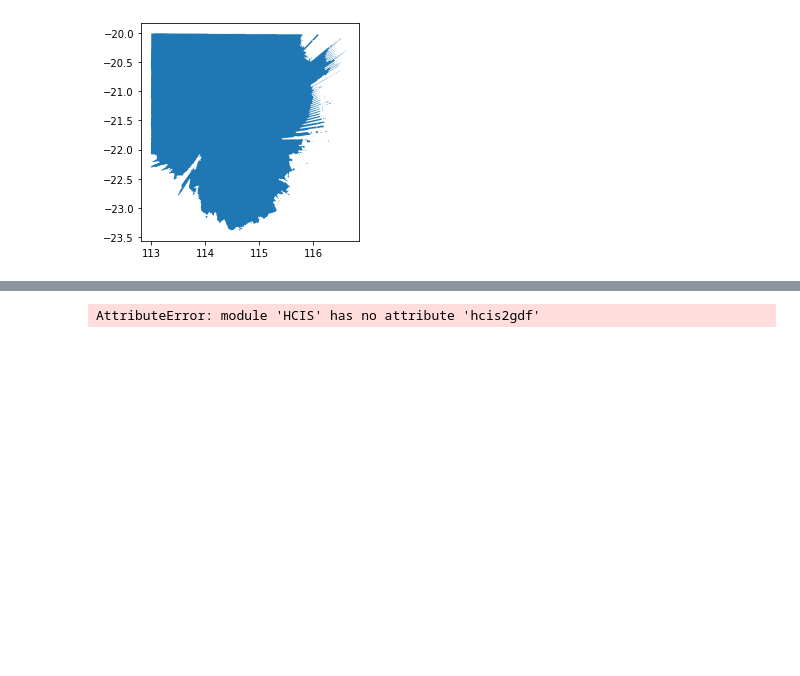
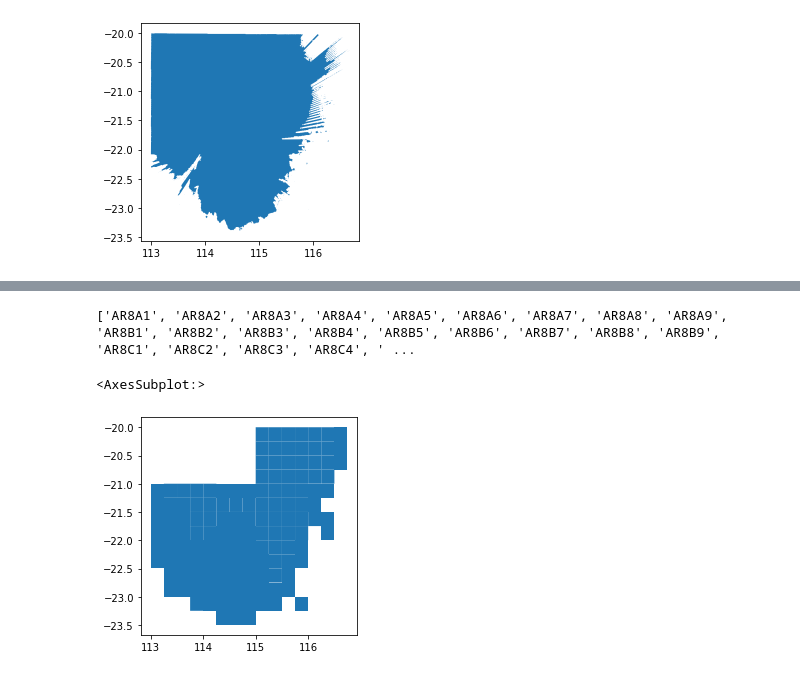
Before and after one commit to navnith-reddy/poly2hcis, a Jupyter notebook: poly2hcis.ipynb, the cells around one changed output, grey strips where cells are left out. Drawn from its saved outputs; the diff is of its cells as text; code cells hidden in the pictures; blank space fills up the shorter version.

Commit message:
Added poly2level to HCIS lib

```diff
--- a/poly2hcis.ipynb
+++ b/poly2hcis.ipynb
@@ -53,7 +19,13 @@ l1Intersect
-# %%
-hcisList = l1Intersect['HCIS_ID'].to_list()
-
-gdf = HCIS.hcis2gdf(hcisList)
-gdf.plot()
-# %% [output]
-AttributeError: module 'HCIS' has no attribute 'hcis2gdf'
+# %%
+
+l1gdf = HCIS.poly2level(l1, inBand)
+mylist = l1gdf['HCIS_ID'].to_list()
+print(','.join(mylist))
+# %% [output]
+['AR8A1', 'AR8A2', 'AR8A3', 'AR8A4', 'AR8A5', 'AR8A6', 'AR8A7', 'AR8A8', 'AR8A9', 'AR8B1', 'AR8B2', 'AR8B3', 'AR8B4', 'AR8B5', 'AR8B6', 'AR8B7', 'AR8B8', 'AR8B9', 'AR8C1', 'AR8C2', 'AR8C3', 'AR8C4', ' ...
+# %%
+l2gdf = HCIS.poly2level(l2, inBand)
+l2gdf.plot()
+# %% [output]
+<AxesSubplot:>
+[figure, added]
```
Also changed, not shown: parts of 7 cells of this notebook, 2 other files.
